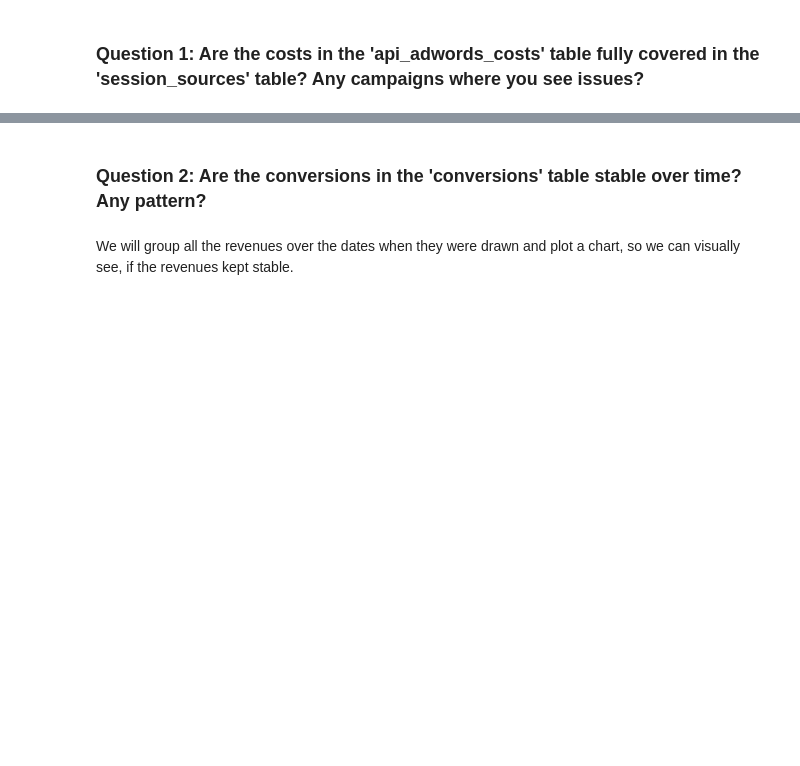
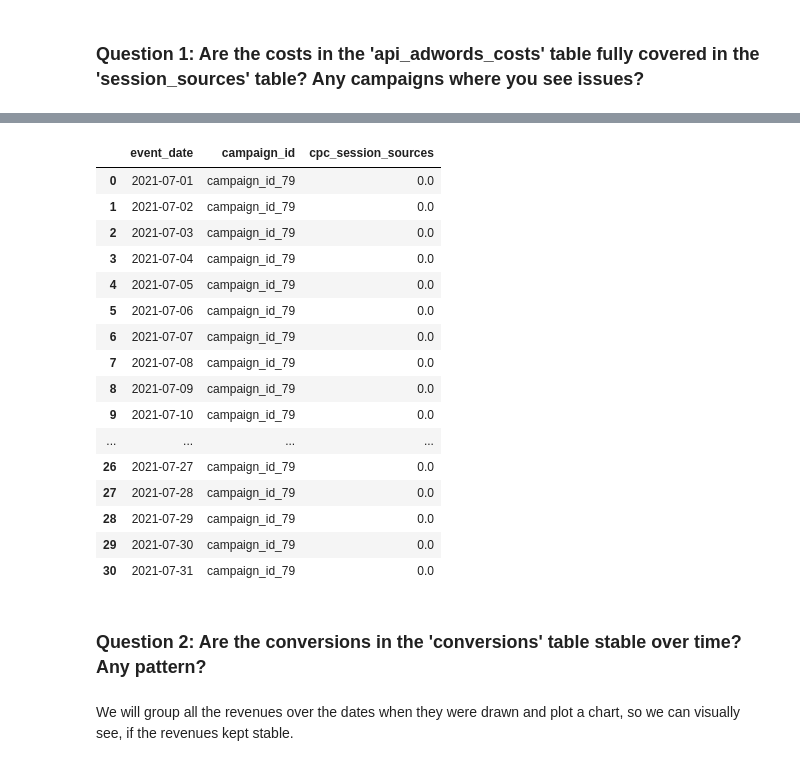
Before and after one commit to StefanieSenger/data_quality_challenge, a Jupyter notebook: Data_Quality_202108/report_data_quality.ipynb, the cells around one changed output, grey strips where cells are left out. Drawn from its saved outputs; the diff is of its cells as text; code cells hidden in the pictures; blank space fills up the shorter version.

```diff
--- a/Data_Quality_202108/report_data_quality.ipynb
+++ b/Data_Quality_202108/report_data_quality.ipynb
@@ -60,3 +87,37 @@ Name: campaign_id, Length: 164, dtype: int64
+# %%
+# check on campaign_id_79
+
+query = '''SELECT session_sources.event_date, session_sources.campaign_id, ROUND(SUM(session_sources.cpc),2) AS cpc_session_sources
+FROM session_sources
+WHERE session_sources.campaign_id = 'campaign_id_79'
+GROUP BY session_sources.event_date, session_sources.campaign_id
+ORDER BY session_sources.event_date, session_sources.campaign_id '''
+c.execute(query)
+
+columns = []
+for ele in c.description:
+    columns.append(ele[0])
+
+results = pd.DataFrame(c.fetchall(), columns=columns)
+results
+# %% [output]
+|  | event_date | campaign_id | cpc_session_sources |
+| 0 | 2021-07-01 | campaign_id_79 | 0.0 |
+| 1 | 2021-07-02 | campaign_id_79 | 0.0 |
+| 2 | 2021-07-03 | campaign_id_79 | 0.0 |
+| 3 | 2021-07-04 | campaign_id_79 | 0.0 |
+| 4 | 2021-07-05 | campaign_id_79 | 0.0 |
+| 5 | 2021-07-06 | campaign_id_79 | 0.0 |
+| 6 | 2021-07-07 | campaign_id_79 | 0.0 |
+| 7 | 2021-07-08 | campaign_id_79 | 0.0 |
+| 8 | 2021-07-09 | campaign_id_79 | 0.0 |
+| 9 | 2021-07-10 | campaign_id_79 | 0.0 |
+| ... | ... | ... | ... |
+| 26 | 2021-07-27 | campaign_id_79 | 0.0 |
+| 27 | 2021-07-28 | campaign_id_79 | 0.0 |
+| 28 | 2021-07-29 | campaign_id_79 | 0.0 |
+| 29 | 2021-07-30 | campaign_id_79 | 0.0 |
+| 30 | 2021-07-31 | campaign_id_79 | 0.0 |
 # %% [markdown]
 ### Question 2: Are the conversions in the 'conversions' table stable over time? Any pattern?
 # %% [markdown]
```
Also changed, not shown: parts of 12 cells of this notebook.
